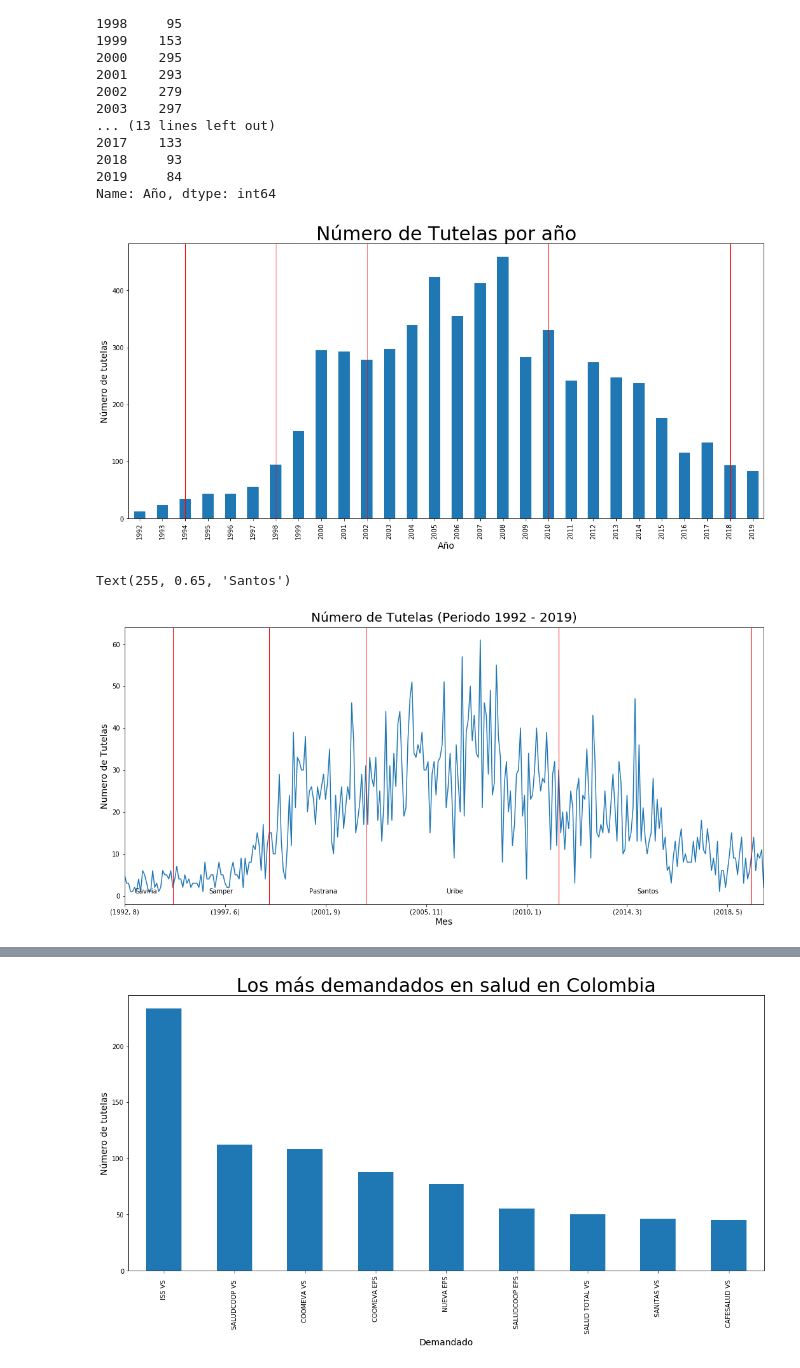
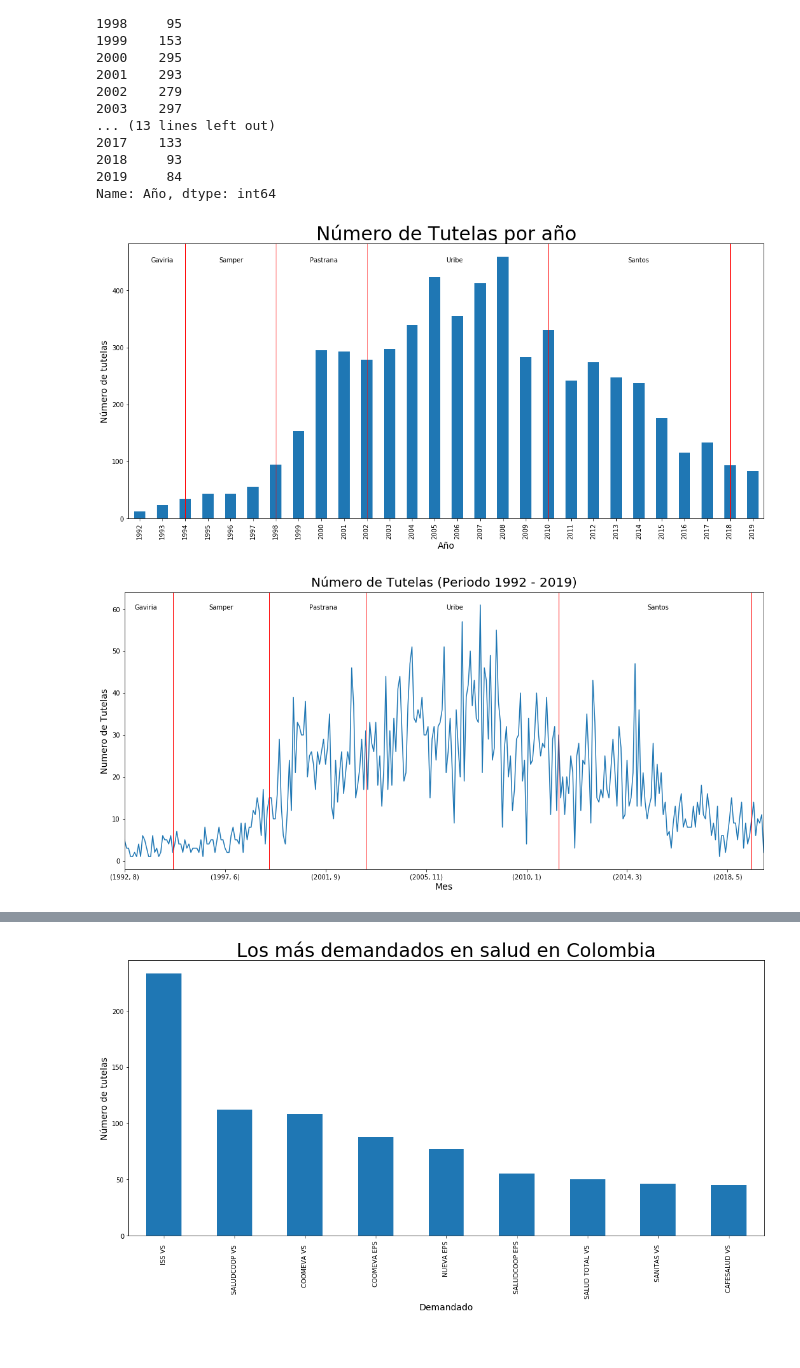
Before and after one commit to Juansemv/MCPP_juan.munoz, a Jupyter notebook: Proyecto final/Análisis de Tutelas.ipynb, the cells around one changed output, grey strips where cells are left out. Cells and saved outputs as stored; diff of their text form; code cells hidden in the pictures.

```diff
--- a/Proyecto final/Análisis de Tutelas.ipynb
+++ b/Proyecto final/Análisis de Tutelas.ipynb
@@ -130,13 +116,14 @@ por_mes
 12    424
 Name: Mes, dtype: int64
 # %%
+plt.rcParams["figure.figsize"] = [18.0, 8.0]
 por_mes.plot.bar()
 plt.title("Número de Tutelas por mes", fontdict={'fontsize': 30})
 plt.ylabel("Número de tutelas", fontdict={'fontsize': 14})
 plt.xlabel("Meses", fontdict={'fontsize': 14})
 labels = ['Enero','Febrero','Marzo','Abril','Mayo','Junio','Julio','Agosot','Septiembre','Octubre','Noviembre','Diciembre']
 plt.xticks(range(12), labels, rotation='vertical');
-#plt.savefig('images/bar_month.png')
+plt.savefig('Gráficos/barras_mes.png')
 # %% [output]
 [figure]
 # %%
@@ -165,13 +153,20 @@ por_año.plot.bar()
 plt.title("Número de Tutelas por año", fontdict={'fontsize': 30})
 plt.ylabel("Número de tutelas", fontdict={'fontsize': 14})
 plt.xlabel("Año", fontdict={'fontsize': 14});
-plt.axvline(x=2, linewidth=1, color='r');
-plt.axvline(x=6, linewidth=1, color='r');
-plt.axvline(x=10, linewidth=1, color='r');
-plt.axvline(x=18, linewidth=1, color='r');
-plt.axvline(x=26, linewidth=1, color='r');
-#Tener en cuenta si quiero algo más
-#plt.savefig('images/bar_month.png')
+# Cambios de periodo gubernamental:
+plt.axvline(x=2, linewidth=1, color='r')
+plt.axvline(x=6, linewidth=1, color='r')
+plt.axvline(x=10, linewidth=1, color='r')
+plt.axvline(x=18, linewidth=1, color='r')
+plt.axvline(x=26, linewidth=1, color='r')
+# Nombres de los presidentes en cada periodo:
+plt.text(0.5, 450, r'Gaviria')
+plt.text(3.5, 450, r'Samper')
+plt.text(7.5, 450, r'Pastrana')
+plt.text(13.5, 450, r'Uribe')
+plt.text(21.5, 450, r'Santos');
+
+plt.savefig('Gráficos/barras_años.png')
 # %% [output]
-[figure, old version]
+[figure, new version]
 # %%
@@ -181,21 +177,21 @@ AñoMes = Año_Mes['Mes'].agg('count')
 # %%
 AñoMes.plot()
 plt.title("Número de Tutelas (Periodo 1992 - 2019)", fontdict={'fontsize': 20,'verticalalignment': 'bottom'})
 plt.ylabel("Numero de Tutelas", fontdict={'fontsize': 14})
 plt.xlabel("Mes", fontdict={'fontsize': 14});
-# Cambios de periodo gubernamental
+# Cambios de periodo gubernamental:
 plt.axvline(x=24, linewidth=1, color='r')
 plt.axvline(x=72, linewidth=1, color='r')
 plt.axvline(x=120, linewidth=1, color='r')
 plt.axvline(x=216, linewidth=1, color='r')
 plt.axvline(x=312, linewidth=1, color='r');
-# Nombres de los presidentes en cada periodo
-plt.text(5, 0.65, r'Gaviria')
-plt.text(42, 0.65, r'Samper')
-plt.text(92, 0.65, r'Pastrana')
-plt.text(160, 0.65, r'Uribe')
-plt.text(255, 0.65, r'Santos')
-#plt.savefig('images/line_month.png')
+# Nombres de los presidentes en cada periodo:
+plt.text(5, 60, r'Gaviria')
+plt.text(42, 60, r'Samper')
+plt.text(92, 60, r'Pastrana')
+plt.text(160, 60, r'Uribe')
+plt.text(260, 60, r'Santos');
+
+plt.savefig('Gráficos/linea_mes.png')
 # %% [output]
-Text(255, 0.65, 'Santos')
-[figure, old version]
+[figure, new version]
```
Also changed, not shown: parts of 60 cells of this notebook, 23 other files.
